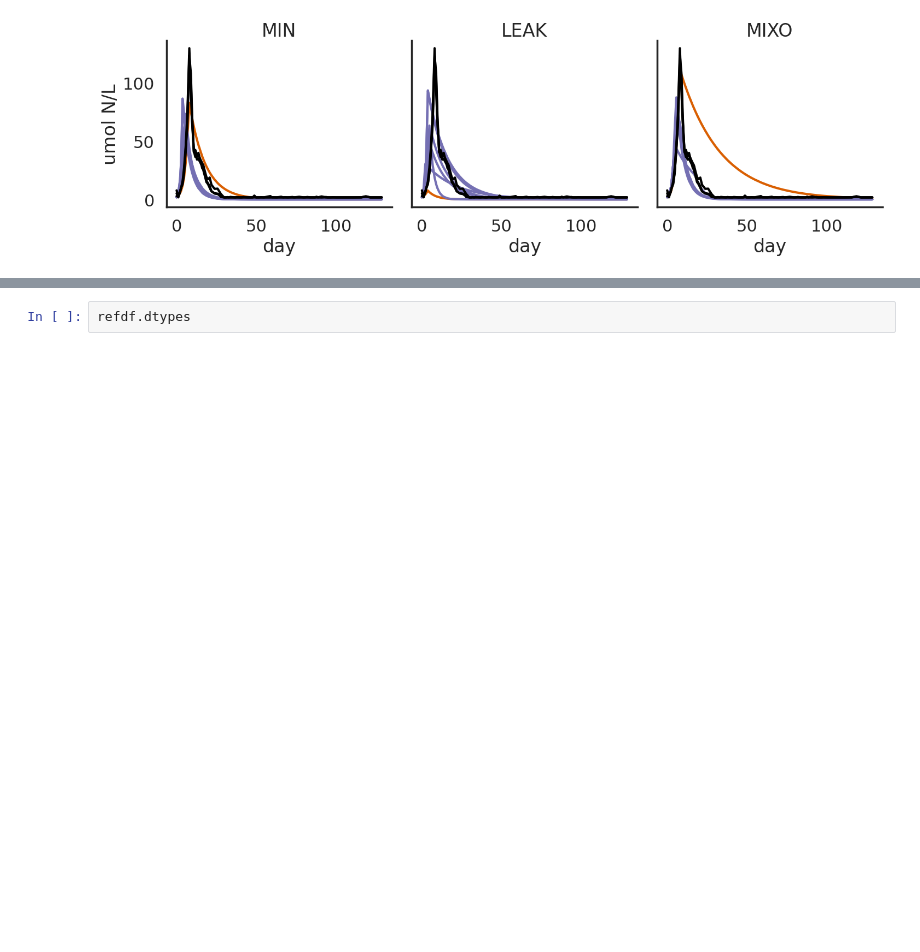
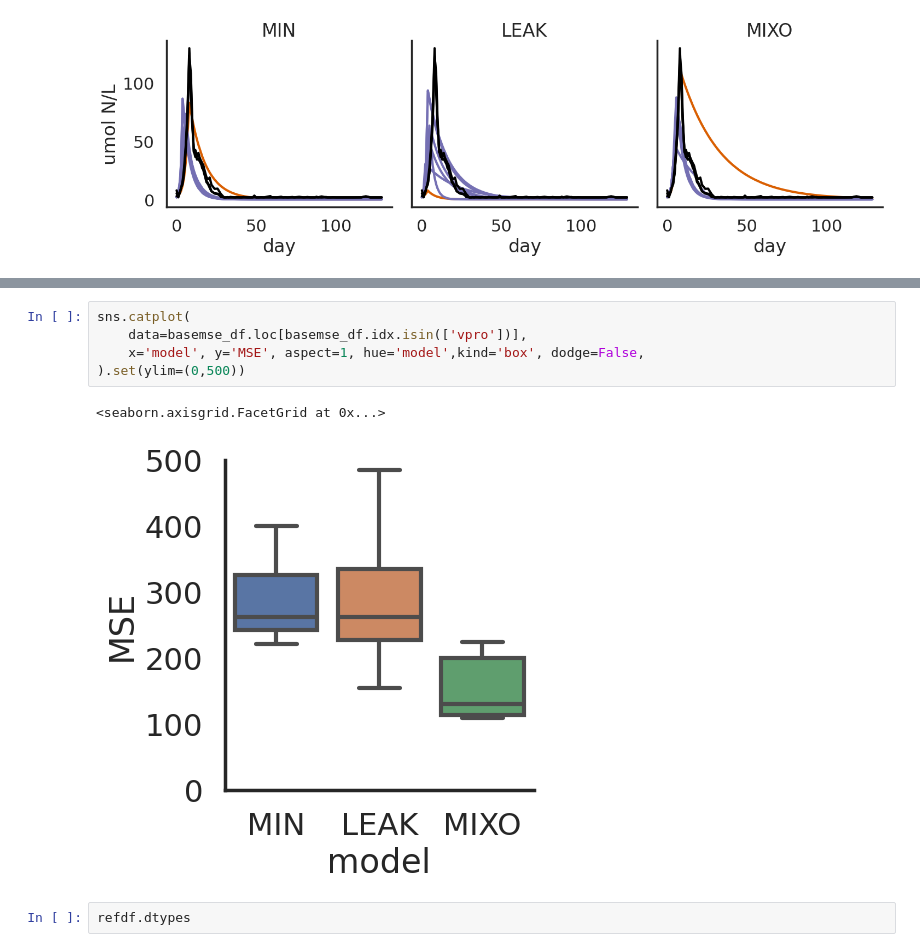
Before and after one commit to wosnat/recycle_model, a Jupyter notebook: model_param_sensitivity_ponly.ipynb, the cells around one changed output, grey strips where cells are left out. Cells and saved outputs as stored; diff of their text form; blank space fills up the shorter version.

```diff
--- a/model_param_sensitivity_ponly.ipynb
+++ b/model_param_sensitivity_ponly.ipynb
@@ -586,3 +587,11 @@ sns.catplot(
+# %%
+sns.catplot(
+    data=basemse_df.loc[basemse_df.idx.isin(['vpro'])],
+    x='model', y='MSE', aspect=1, hue='model',kind='box', dodge=False,
+).set(ylim=(0,500))
+# %% [output]
+<seaborn.axisgrid.FacetGrid at 0x...>
+[figure, added]
 # %%
 refdf.dtypes
 # %% [output]
```
Also changed, not shown: parts of 2 cells of this notebook, 4 other files.
